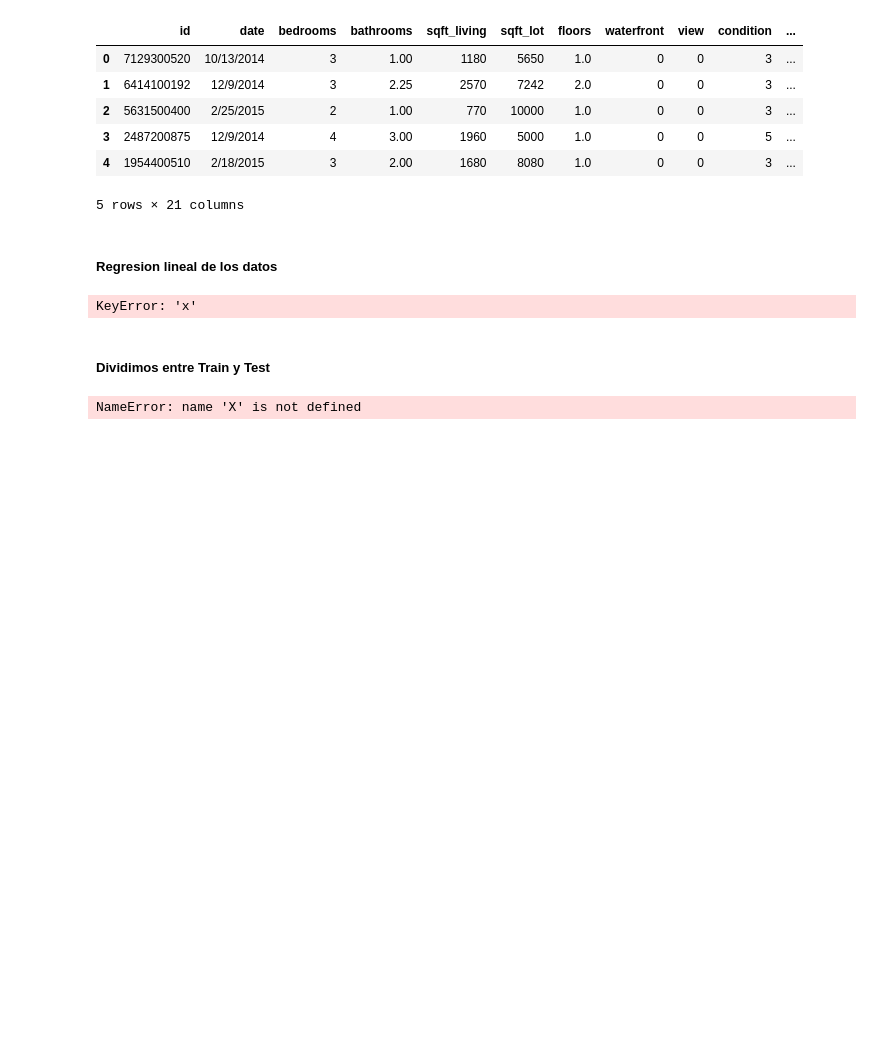
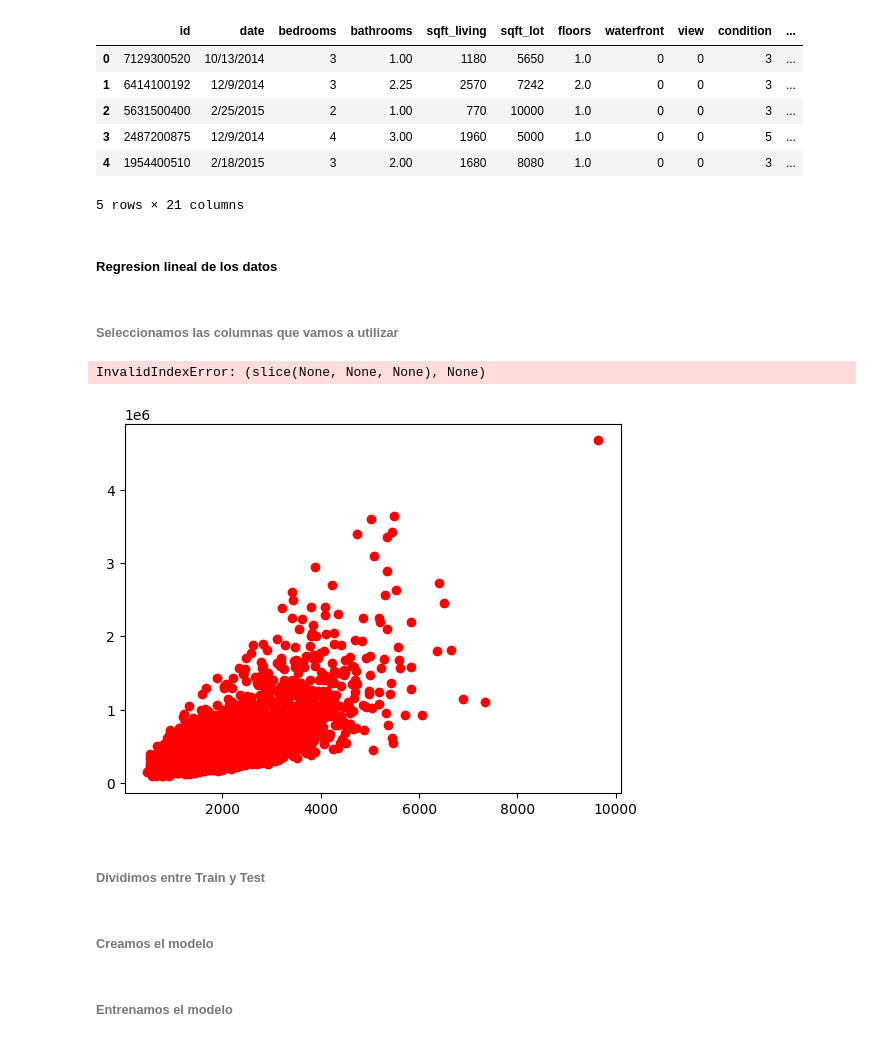
Before and after one commit to GonzaloGmv/Final_project_ironhack, a Jupyter notebook: linear_regression.ipynb, the cells around one changed output. Cells and saved outputs as stored; diff of their text form; code cells hidden in the pictures; blank space fills up the shorter version.

```diff
--- a/linear_regression.ipynb
+++ b/linear_regression.ipynb
@@ -26,16 +26,18 @@ df.head()
 5 rows × 21 columns
 # %% [markdown]
 ##### Regresion lineal de los datos
-# %%
-
-
-X = df['x'].values.reshape(-1, 1)
-y = df['y'].values.reshape(-1, 1)
-# %% [output]
-KeyError: 'x'
+# %% [markdown]
+###### Seleccionamos las columnas que vamos a utilizar
+# %%
+# Modelo de regresion lineal simple para predecir el precio de las casas
+X = df[['sqft_living']]
+y = df['price']
+# %% [output]
+InvalidIndexError: (slice(None, None, None), None)
+[figure, added]
 # %% [markdown]
-##### Dividimos entre Train y Test
+###### Dividimos entre Train y Test
 # %%
 X_train, X_test, y_train, y_test = ms.train_test_split(X, y, test_size=0.2, random_state=0)
-# %% [output]
-NameError: name 'X' is not defined
+# %% [markdown]
+###### Creamos el modelo
@@ -41,0 +46,2 @@ NameError: name 'X' is not defined
+# %% [markdown]
+###### Entrenamos el modelo
```
Also changed, not shown: parts of 7 cells of this notebook.
